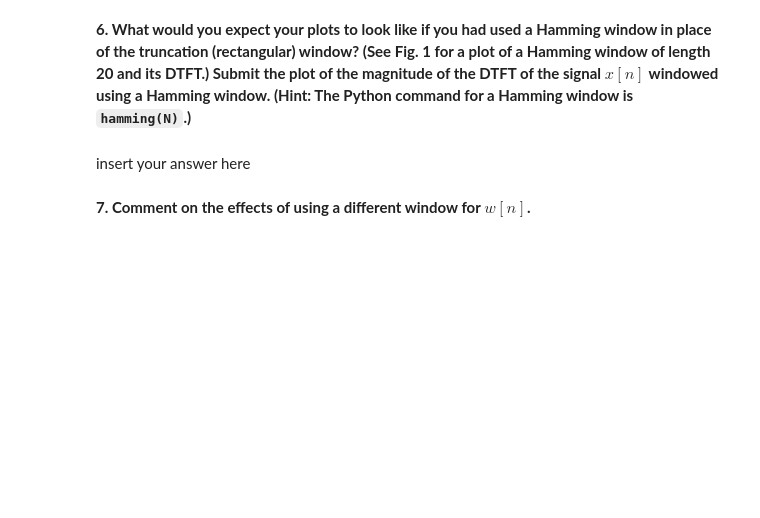
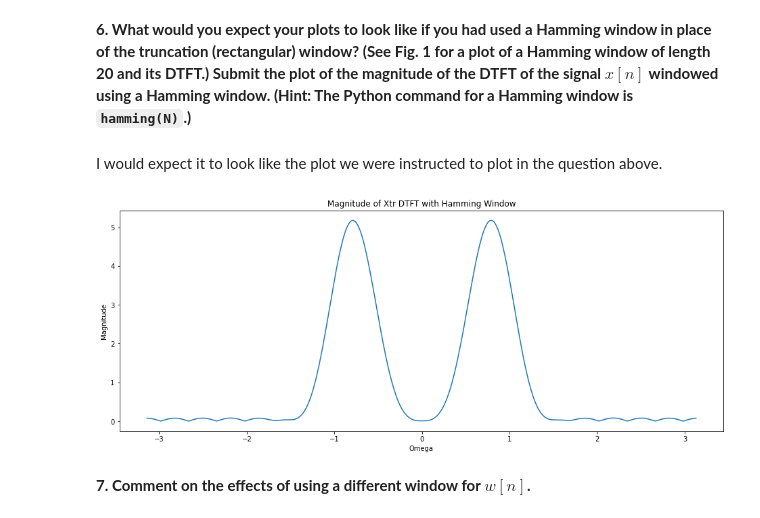
Before and after one commit to cdavin2/dsp_lab06a, a Jupyter notebook: lab06a_final_report.ipynb, the cells around one changed output. Drawn from its saved outputs; the diff is of its cells as text; code cells hidden in the pictures; blank space fills up the shorter version.

```diff
--- a/lab06a_final_report.ipynb
+++ b/lab06a_final_report.ipynb
@@ -62,8 +247,21 @@ insert your answer here
 insert your answer here
 # %% [markdown]
 **6. What would you expect your plots to look like if you had used a Hamming window in place of the truncation (rectangular) window? (See Fig. 1 for a plot of a Hamming window of length 20 and its DTFT.) Submit the plot of the magnitude of the DTFT of the signal $x[n]$ windowed using a Hamming window. (Hint: The Python command for a Hamming window is `hamming(N)`.)**
-# %% [markdown]
-insert your answer here
+# %% [markdown]
+I would expect it to look like the plot we were instructed to plot in the question above.
+# %%
+# insert you code here
+n = np.arange(20)
+xtr_n = np.cos(np.pi/4 * n) * hamming(20)
+xtr_dtft, w = DTFT(xtr_n, 512)
+
+plt.title("Magnitude of Xtr DTFT with Hamming Window")
+plt.ylabel("Magnitude")
+plt.xlabel("Omega")
+plt.plot(w, np.abs(xtr_dtft))
+plt.show()
+# %% [output]
+[figure, added]
 # %% [markdown]
 **7. Comment on the effects of using a different window for $w[n]$.**
 # %% [markdown]
```
Also changed, not shown: parts of 35 cells of this notebook.
